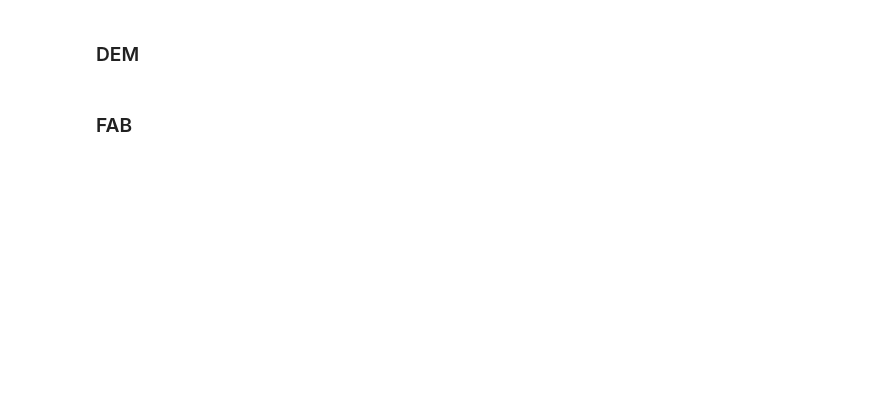
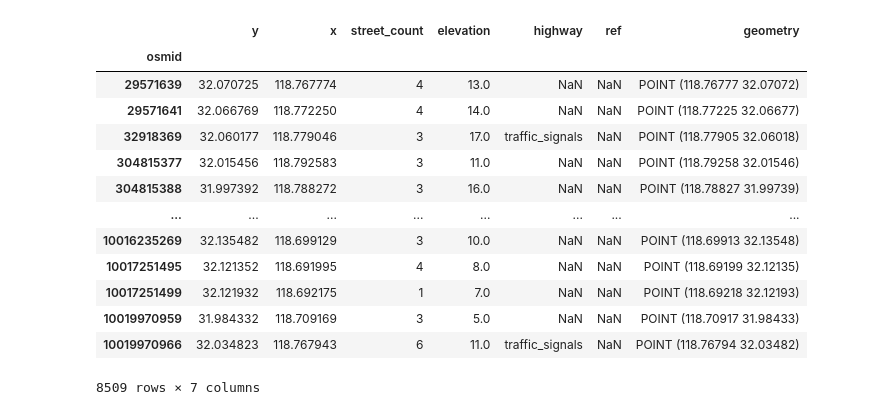
Before and after one commit to CubicsYang/Road_Elevation_DSM, a Jupyter notebook: Nanjing.ipynb, the cells around one changed output. Drawn from its saved outputs; the diff is of its cells as text; code cells hidden in the pictures; blank space fills up the shorter version.

```diff
--- a/Nanjing.ipynb
+++ b/Nanjing.ipynb
@@ -28,4 +29,17 @@ ox.save_graph_shapefile(G,"NJ_NoCorrection")
-# %% [markdown]
-### DEM
-# %% [markdown]
-### FAB
+# %%
+dsm_gdf_nodes
+# %% [output]
+|  | y | x | street_count | elevation | highway | ref | geometry |
+| osmid |  |  |  |  |  |  |  |
+| 29571639 | 32.070725 | 118.767774 | 4 | 13.0 | NaN | NaN | POINT (118.76777 32.07072) |
+| 29571641 | 32.066769 | 118.772250 | 4 | 14.0 | NaN | NaN | POINT (118.77225 32.06677) |
+| 32918369 | 32.060177 | 118.779046 | 3 | 17.0 | traffic_signals | NaN | POINT (118.77905 32.06018) |
+| 304815377 | 32.015456 | 118.792583 | 3 | 11.0 | NaN | NaN | POINT (118.79258 32.01546) |
+| 304815388 | 31.997392 | 118.788272 | 3 | 16.0 | NaN | NaN | POINT (118.78827 31.99739) |
+| ... | ... | ... | ... | ... | ... | ... | ... |
+| 10016235269 | 32.135482 | 118.699129 | 3 | 10.0 | NaN | NaN | POINT (118.69913 32.13548) |
+| 10017251495 | 32.121352 | 118.691995 | 4 | 8.0 | NaN | NaN | POINT (118.69199 32.12135) |
+| 10017251499 | 32.121932 | 118.692175 | 1 | 7.0 | NaN | NaN | POINT (118.69218 32.12193) |
+| 10019970959 | 31.984332 | 118.709169 | 3 | 5.0 | NaN | NaN | POINT (118.70917 31.98433) |
+| 10019970966 | 32.034823 | 118.767943 | 6 | 11.0 | traffic_signals | NaN | POINT (118.76794 32.03482) |
+8509 rows × 7 columns
```
Also changed, not shown: parts of 40 cells of this notebook, 9 other files.
